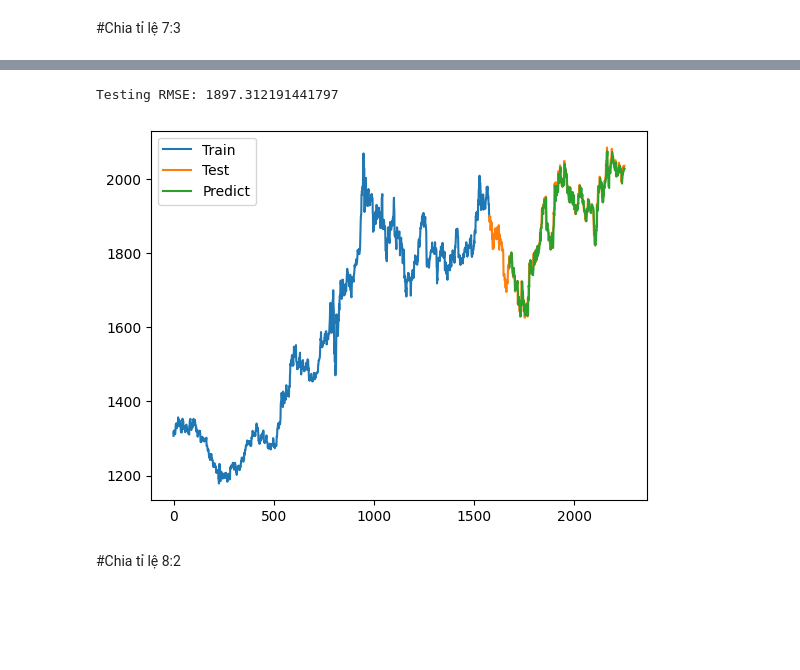
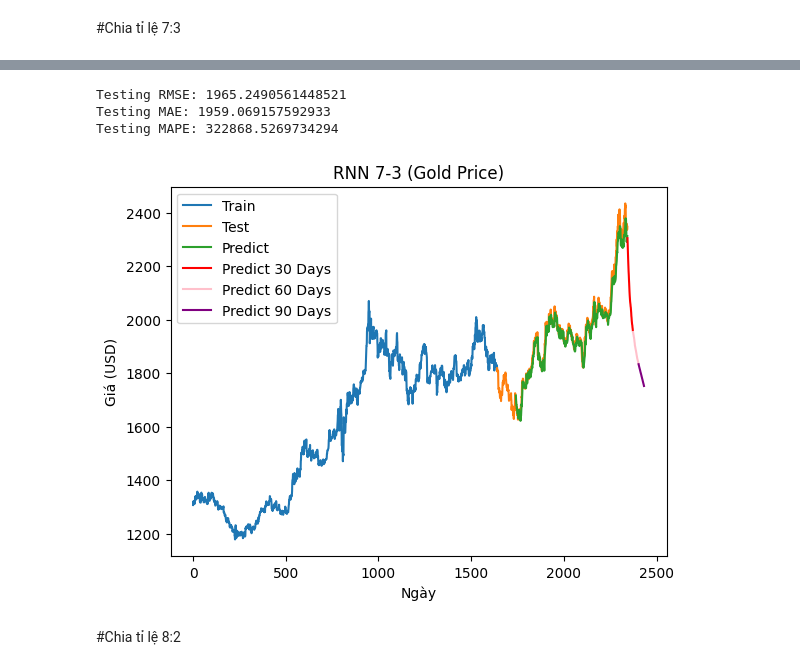
Before and after one commit to Kt7mmm/IS403_O21_06, a Jupyter notebook: Model/Team06_RNN.ipynb, the cells around one changed output, grey strips where cells are left out. Cells and saved outputs as stored; diff of their text form; code cells hidden in the pictures; blank space fills up the shorter version.

```diff
--- a/Model/Team06_RNN.ipynb
+++ b/Model/Team06_RNN.ipynb
@@ -14,7 +15,7 @@ Mounted at /content/drive
 ###Dự đoán giá vàng
 # %%
 # 2. Đọc file csv và gắng index với giá Close
-df_gold = pd.read_csv('/content/drive/MyDrive/DataSet/gold_price_2018_2024.csv')
+df_gold = pd.read_csv('/content/drive/MyDrive/DataSet/New Dataset(01 06 2024)/gold_price_2018_2024.csv')
 df_gold['Date'] = pd.to_datetime(df_gold['Date'])
 # df1=df.reset_index()['Close']
 # %%
@@ -185,10 +109,19 @@ y_pred=model.predict(X_test)
 train_predict=scaler.inverse_transform(train_predict)
 y_pred=scaler.inverse_transform(y_pred)
 # %%
-# 12. Đánh giá độ chính xác thuật toán bằng RMSE
+#12 Đánh giá độ chính xác thuật toán
+test_rmse = np.sqrt(np.mean((y_pred - ytest) ** 2))
 
-test_rmse = np.sqrt(np.mean((y_pred - ytest)**2))
+test_mae = np.mean(np.abs(y_pred - ytest))
+
+test_mape = np.mean(np.abs((ytest - y_pred) / ytest)) * 100
 
 print('Testing RMSE:', test_rmse)
+
+print('Testing MAE:', test_mae)
+
+print('Testing MAPE:', test_mape)
 # %% [output]
-Testing RMSE: 1897.312191441797
+Testing RMSE: 1965.2490561448521
+Testing MAE: 1959.069157592933
+Testing MAPE: 322868.5269734294
@@ -232,20 +191,33 @@ Testing RMSE: 1897.312191441797
 # %%
 # 14.Vẽ hình
 
 train_data_index = pd.RangeIndex(start=0, stop=train_size, step=1)
 plt.plot(scaler.inverse_transform(train_data))
+
 test_data_index = pd.RangeIndex(start=train_size, stop=train_size+test_size, step=1)
 plt.plot(test_data_index,scaler.inverse_transform(test_data))
+
 test_data_index = pd.RangeIndex(start=train_size+101, stop=train_size+test_size, step=1)
 plt.plot(test_data_index,(y_pred))
-val_data_index = pd.RangeIndex(start=train_size+test_size, stop=train_size+test_size, step=1)
 
-val_data_index = pd.RangeIndex(start=train_size+test_size+101, stop=train_size+test_size, step=1)
+# Vẽ dữ liệu dự đoán 30 ngày tiếp theo
+future_predict_index = pd.RangeIndex(start=train_size + test_size, stop=train_size + test_size + 30, step=1)
+plt.plot(future_predict_index, scaler.inverse_transform(lst_output), color='red')
 
-plt.legend(['Train','Test','Predict'])
+# Vẽ dữ liệu dự đoán 60 ngày tiếp theo
+future_predict_index_60 = pd.RangeIndex(start=train_size + test_size + 30, stop=train_size + test_size + 60, step=1)
+plt.plot(future_predict_index_60, scaler.inverse_transform(lst_output_60), color='pink')
+
+# Vẽ dữ liệu dự đoán 90 ngày tiếp theo
+future_predict_index_90 = pd.RangeIndex(start=train_size + test_size + 60, stop=train_size + test_size + 90, step=1)
+plt.plot(future_predict_index_90, scaler.inverse_transform(lst_output_90), color='purple')
+plt.legend(['Train','Test','Predict', 'Predict 30 Days', 'Predict 60 Days', 'Predict 90 Days'])
+plt.title('RNN 7-3 (Gold Price)')
+plt.xlabel('Ngày')
+plt.ylabel('Giá (USD)')
 plt.show()
 # %% [output]
-[figure, old version]
+[figure, new version]
 # %% [markdown]
 #Chia tỉ lệ 8:2
 # %%
```
Also changed, not shown: parts of 23 cells of this notebook, 1 other file.
